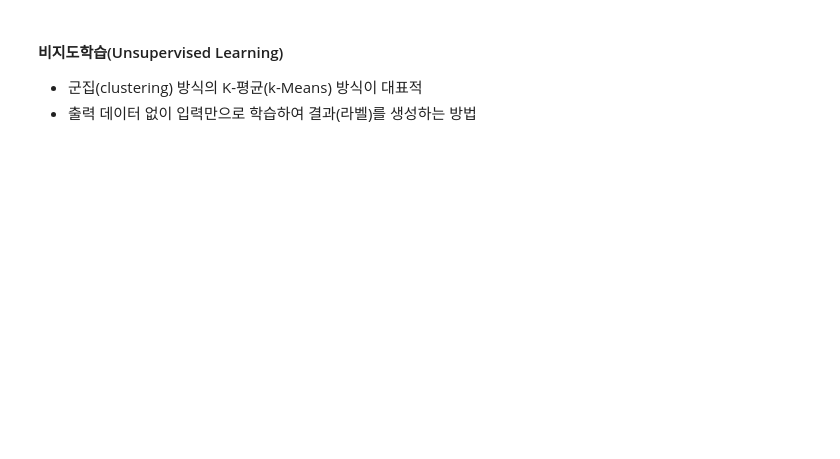
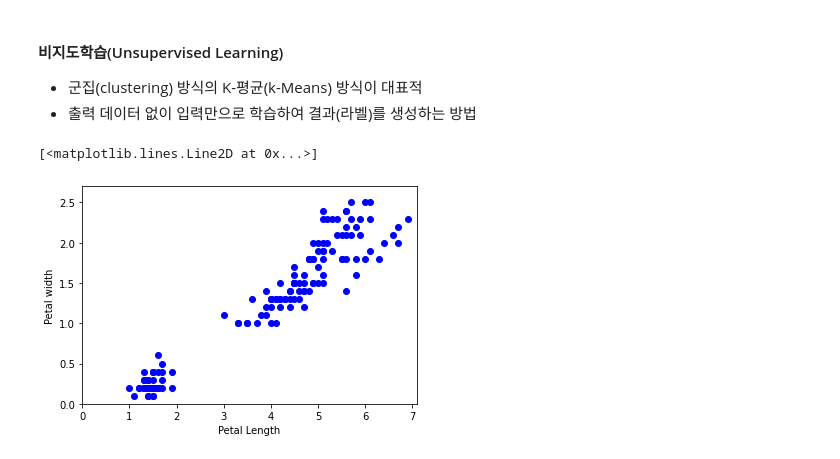
Before and after one commit to swleexz/TIL, a Jupyter notebook: 01_bigdata_ai_via_python/08_machine_learning.ipynb, the cells around one changed output. Drawn from its saved outputs; the diff is of its cells as text; code cells hidden in the pictures; blank space fills up the shorter version.

```diff
--- a/01_bigdata_ai_via_python/08_machine_learning.ipynb
+++ b/01_bigdata_ai_via_python/08_machine_learning.ipynb
@@ -607,0 +612,12 @@ print(pred)
+# %%
+iris = load_iris()
+X = iris.data[:, 2:]
+y = iris.target
+
+plt.xlabel('Petal Length')
+plt.ylabel('Petal width')
+plt.axis([0, X[:, 0].max()+0.2, 0, X[:, 1].max()+0.2])
+plt.plot(X[:, 0], X[:, 1], 'bo')
+# %% [output]
+[<matplotlib.lines.Line2D at 0x...>]
+[figure, added]
```
Also changed, not shown: parts of 28 cells of this notebook, 23 other files.
